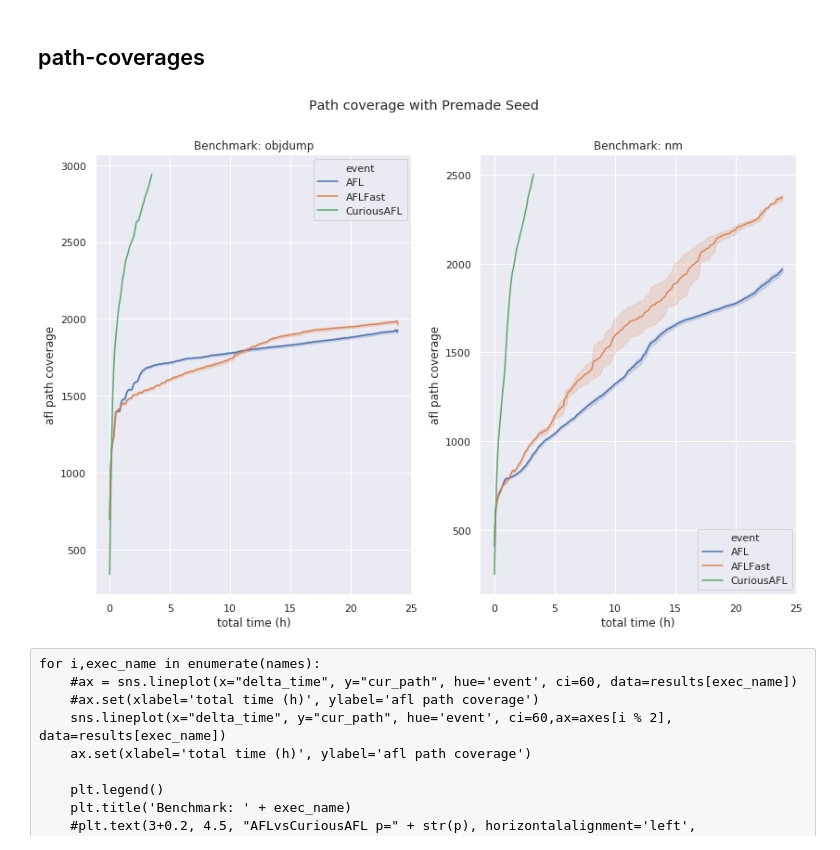
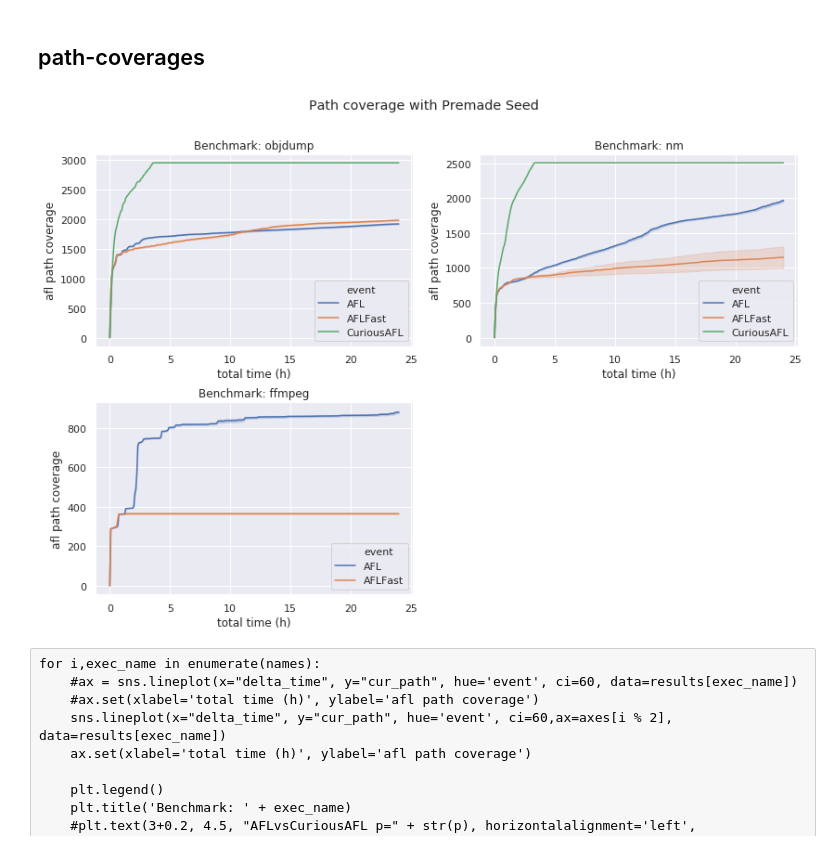
Before and after one commit to ackdav/CuriousAFL, a Jupyter notebook: Notebooks/Evaluation.ipynb, the cells around one changed output. Saved outputs shown, nothing was run; the diff lists cells and outputs as text; code cells hidden in the pictures.

```diff
--- a/Notebooks/Evaluation.ipynb
+++ b/Notebooks/Evaluation.ipynb
@@ -31,13 +37,14 @@ def utest(dffinal, x_var='delta_time', y_var='cur_path', event1='AFL', event2='C
 # %%
 def df_plotdata_resample(df, event, field, rename_field):
     df = convert_unixtime_deltaseconds(df)
-    df = resample_timeseries(df, '5T')
+    df_ = resample_timeseries(df, '5T', field)
 
-    df = df[['delta_time', field]]
-    df = df.rename(columns={field: rename_field})
-    df[rename_field] =df[rename_field].ffill()
-    df['event'] = event
-    return df
+    #df = df[['delta_time', field]]
+    df_ = df_.rename(columns={field: rename_field})
+    #df_ = pd.concat([pd.DataFrame({'date': df['date'].iloc[0], rename_field: 0}), df_]).reset_index()
+    #df[rename_field] =df[rename_field].ffill()
+    df_['event'] = event
+    return df_
 
 def df_coverage_resample(df, event):
     df = convert_unixtime_deltaseconds(df, timecolumn='m_timestamp')
@@ -56,7 +63,7 @@ def df_coverage_resample(df, event):
 results = {
     'objdump': pd.DataFrame(),
     'nm': pd.DataFrame(),
-    #'ffmpeg': pd.DataFrame()
+    'ffmpeg': pd.DataFrame()
 }
 empty_seed = False
 # %%
@@ -93,40 +100,44 @@ for exec_name in results:
 # %%
 if empty_seed:
     seed='empty_seed'
 else:
     seed='premade_seed'
 #names = list(results.keys())
 #fig, axes =plt.subplots(1,2) #sharey='row' for y-axis sharing
 fig = plt.figure()
-ax1 = fig.add_subplot(121)
-ax2 = fig.add_subplot(122)
-#ax3 = fig.add_subplot(133)
+ax1 = fig.add_subplot(221)
+ax2 = fig.add_subplot(222)
+ax3 = fig.add_subplot(223)
 
 
 ax1 = sns.lineplot(x="delta_time", y="cur_path", hue='event', ci=60,ax=ax1, data=results['objdump'])
 ax1.set(xlabel='total time (h)', ylabel='afl path coverage')
 ax1.legend()
 ax1.title.set_text('Benchmark: ' + 'objdump')
 #ax1.figtext(0.5, 0.01, "AFL vs CuriousAFL p=" + str(p), wrap=True, horizontalalignment='center', fontsize=12)
 
 ax2 = sns.lineplot(x="delta_time", y="cur_path", hue='event', ci=60, ax=ax2, data=results['nm'])
 ax2.set(xlabel='total time (h)', ylabel='afl path coverage')
 ax2.legend()
 ax2.title.set_text('Benchmark: ' + 'nm')
 
-#ax3 = sns.lineplot(x="delta_time", y="cur_path", hue='event', ci=60, ax=ax3, data=results['ffmpeg'])
-#ax3.set(xlabel='total time (h)', ylabel='afl path coverage')
-#ax3.legend()
-#ax3.title.set_text('Benchmark: ' + 'ffmpeg')
+ax3 = sns.lineplot(x="delta_time", y="cur_path", hue='event', ci=60, ax=ax3, data=results['ffmpeg'])
+ax3.set(xlabel='total time (h)', ylabel='afl path coverage')
+ax3.legend()
+ax3.title.set_text('Benchmark: ' + 'ffmpeg')
 
 #plt.ylabel("afl path coverage")
-fig.suptitle('Path coverage with Premade Seed')
+if empty_seed:
+    fig.suptitle('Path coverage with Empty Seed')
+else:
+    fig.suptitle('Path coverage with Premade Seed')
+
 fig.tight_layout()
 fig.subplots_adjust(top=0.88)
-plt.savefig('./'+seed+'_benchmarks24h.png', dpi = 200)
+plt.savefig('./benchmarks_24h_path_coverage_'+ seed + '.png', dpi = 200)
 #ax2.figtext(0.5, 0.01, "AFL vs CuriousAFL p=" + str(p), wrap=True, horizontalalignment='center', fontsize=12)
 # %% [output]
-[figure, old version]
+[figure, new version]
 # %% [raw]
 for i,exec_name in enumerate(names):
     #ax = sns.lineplot(x="delta_time", y="cur_path", hue='event', ci=60, data=results[exec_name])
```
Also changed, not shown: parts of 10 cells of this notebook.
